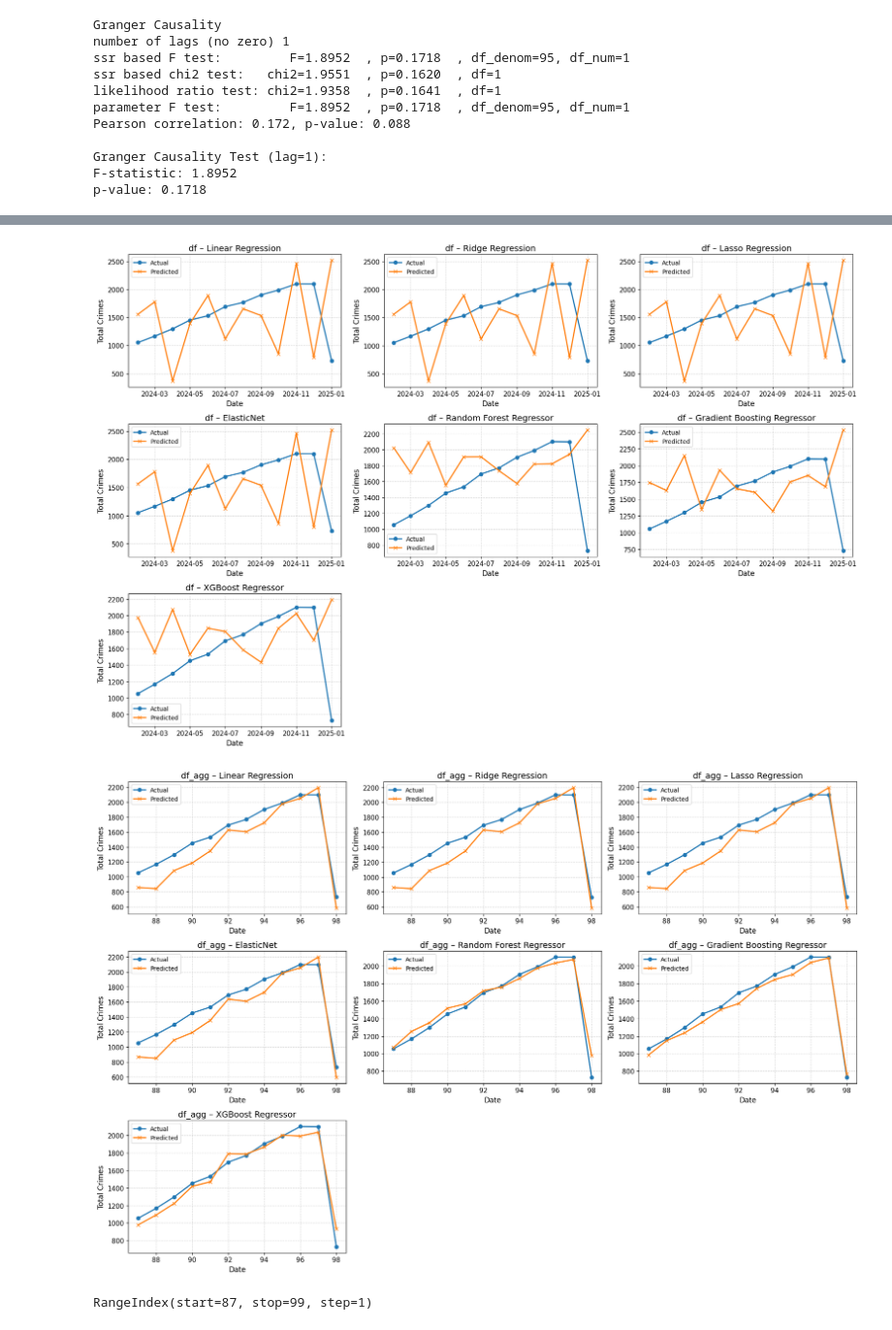
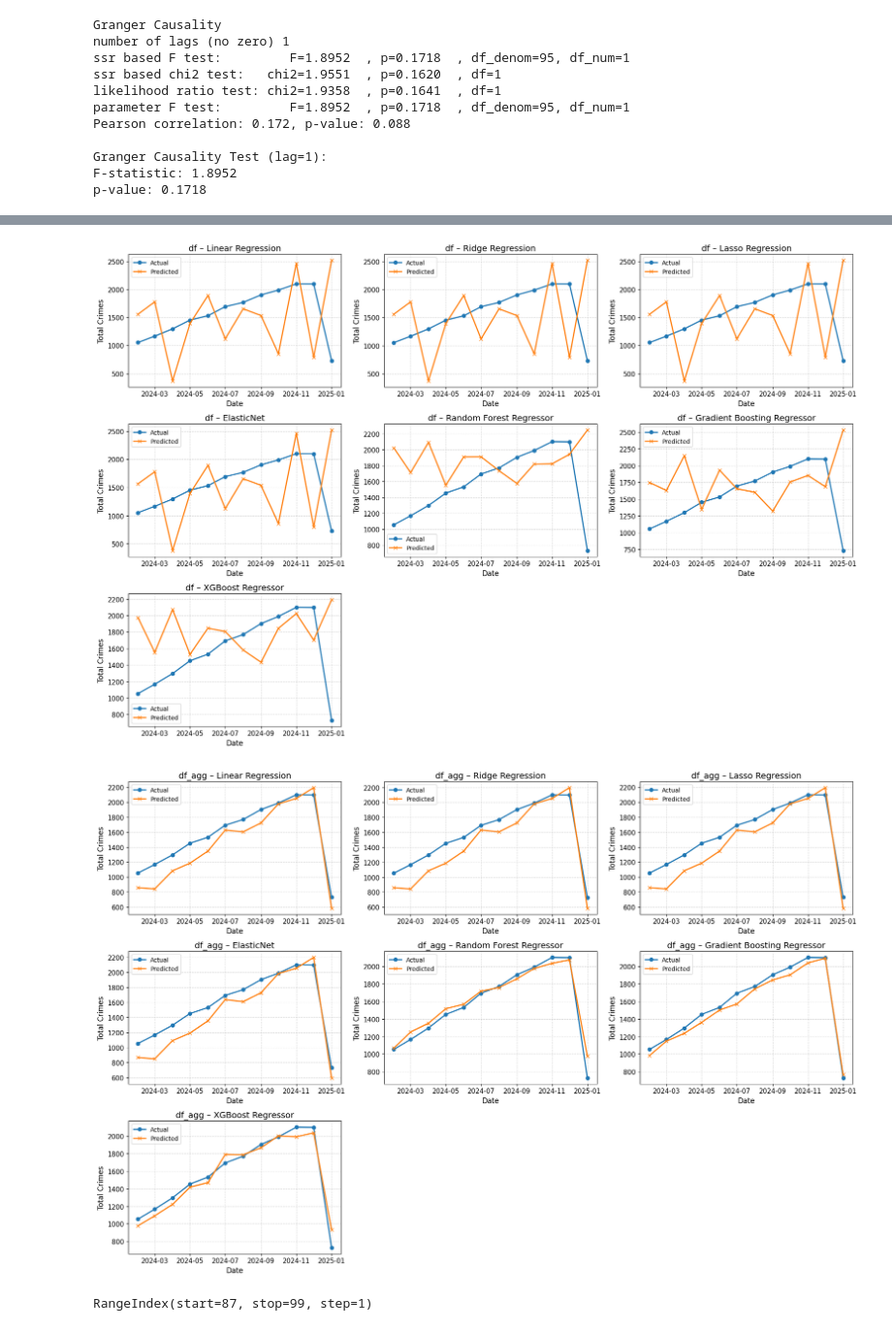
Before and after one commit to W1lden/Corruption_Crime_Forecasting_Kazakhstan, a Jupyter notebook: main.ipynb, the cells around one changed output, grey strips where cells are left out. Shown at 97% size. Cells and saved outputs as stored; diff of their text form; code cells hidden in the pictures.

```diff
--- a/main.ipynb
+++ b/main.ipynb
@@ -346,7 +343,7 @@ X_train_agg = X_agg.iloc[:-12]
 X_test_agg = X_agg.iloc[-12:]
 y_train_agg = y_agg.iloc[:-12]
 y_test_agg = y_agg.iloc[-12:]
-index_test_agg = df_agg.iloc[-12:].index  # Индексы для оси X
+index_test_agg = df.iloc[-12:]["Date"]  # Индексы для оси X
 
 # Параметры оформления
 label_fontsize = 12
@@ -362,34 +359,34 @@ def plot_predictions_grid(X_train, X_test, y_train, y_test, x_index, model_list,
 
     fig, axes = plt.subplots(n_rows, n_cols, figsize=(18, 4 * n_rows))
     axes = axes.flatten()
 
     for i, (name, model) in enumerate(model_list):
         model.fit(X_train, y_train)
         y_pred = model.predict(X_test)
 
         ax = axes[i]
         ax.plot(x_index, y_test.values, label="Actual", marker='o', linewidth=line_width)
         ax.plot(x_index, y_pred, label="Predicted", marker='x', linewidth=line_width)
 
         ax.set_title(f"{title_prefix} – {name}", fontsize=title_fontsize)
         ax.set_xlabel("Date", fontsize=label_fontsize)
         ax.set_ylabel("Total Crimes", fontsize=label_fontsize)
         ax.tick_params(axis='both', labelsize=tick_fontsize)
         ax.grid(True, linestyle='--', alpha=0.5)
         ax.legend(fontsize=legend_fontsize)
 
     for j in range(i + 1, len(axes)):
         fig.delaxes(axes[j])
 
     plt.tight_layout()
     plt.show()
 
 # Визуализация
 plot_predictions_grid(X_train_df, X_test_df, y_train_df, y_test_df, index_test_df, models, title_prefix="df")
 plot_predictions_grid(X_train_agg, X_test_agg, y_train_agg, y_test_agg, index_test_agg, models, title_prefix="df_agg")
 # %% [output]
 [figure]
-[figure, old version]
+[figure, new version]
 # %%
 y_test_df.index
 # %% [output]
```
Also changed, not shown: parts of 9 cells of this notebook.
